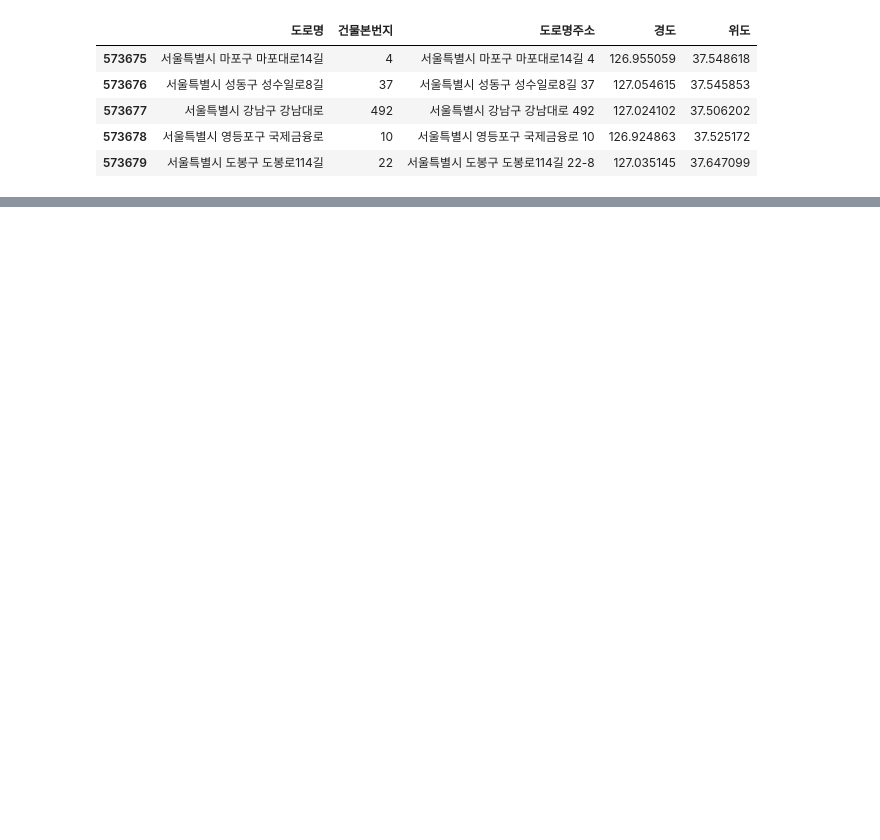
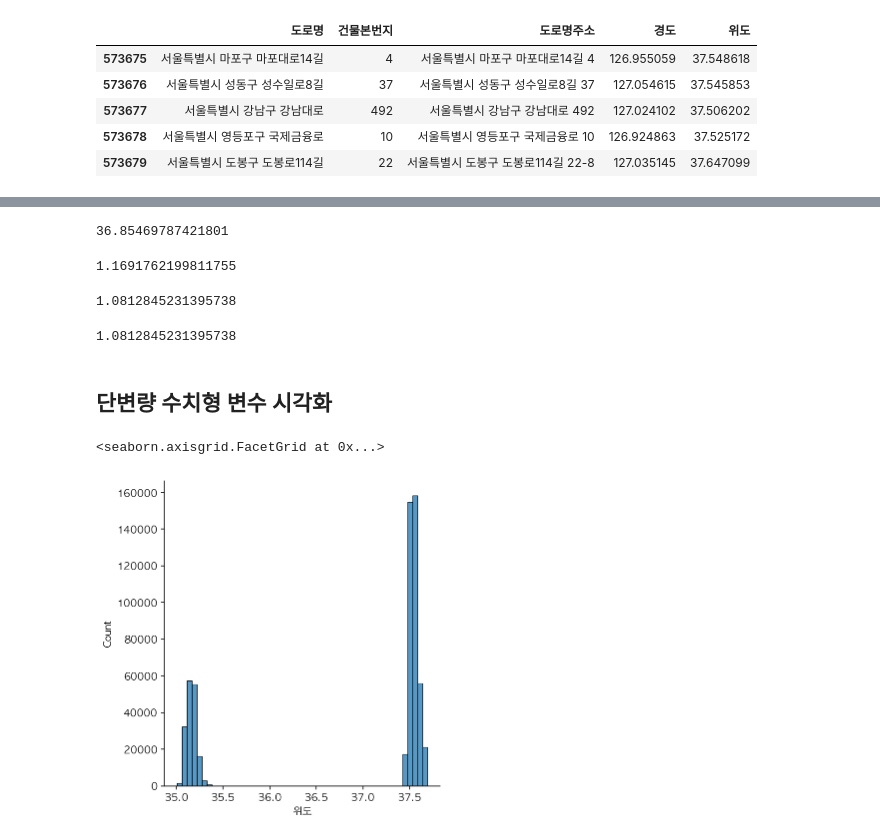
Before and after one commit to DAWUNHAN/DataAnalysisInPython, a Jupyter notebook: 상권 정보 분석하기.ipynb, the cells around one changed output, grey strips where cells are left out. Saved outputs shown, nothing was run; the diff lists cells and outputs as text; code cells hidden in the pictures; blank space fills up the shorter version.

```diff
--- a/상권 정보 분석하기.ipynb
+++ b/상권 정보 분석하기.ipynb
@@ -414,0 +486,36 @@ df.iloc[-5:, -5:]
+# %%
+# 중앙값과 평균값 비교
+
+df["위도"].mean()
+# %% [output]
+36.85469787421801
+# %%
+# 분산
+
+df["위도"].var()
+# %% [output]
+1.1691762199811755
+# %%
+# 표준편차 = 루트(분산)
+
+import numpy as np
+np.sqrt(df["위도"].var())
+# %% [output]
+1.0812845231395738
+# %%
+# 표준편차
+
+df["위도"].std()
+# %% [output]
+1.0812845231395738
+# %% [markdown]
+## 단변량 수치형 변수 시각화
+# %%
+# 위도의 distplot
+# 현재 데이터셋이 서울, 부산 지역이므로 두 개의 정규분포로 나온다.
+# 막대를 촘촘히 그리고 싶으로면 bins 값을 크게 잡는다.
+
+sns.displot(df["위도"])
+# %% [output]
+<seaborn.axisgrid.FacetGrid at 0x...>
+[figure, added]
```
Also changed, not shown: parts of 55 cells of this notebook, 4 other files.
